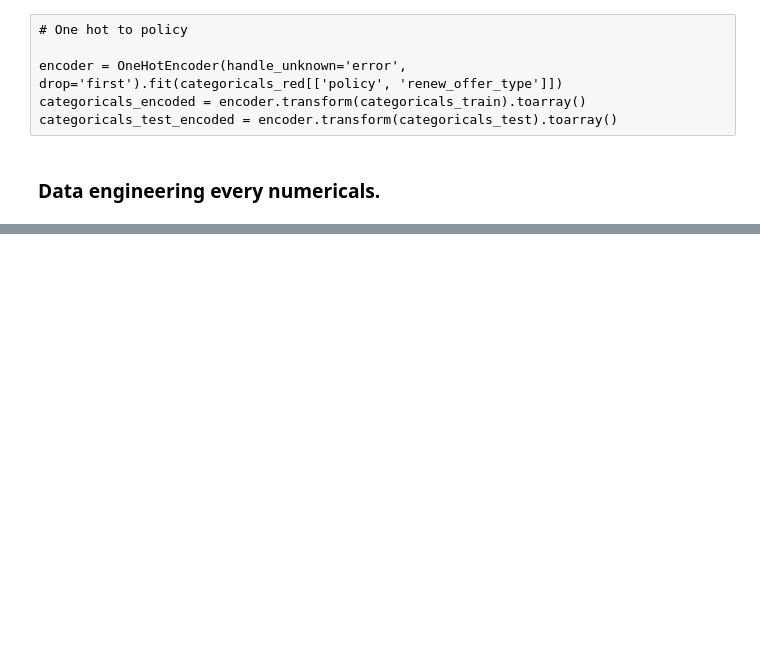
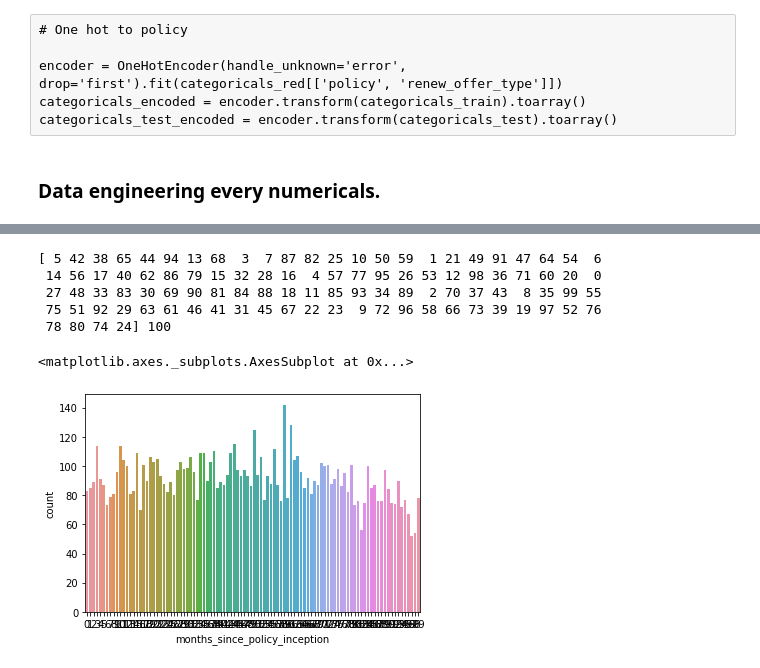
Before and after one commit to CommanderPoe/lab-data_cleaning, a Jupyter notebook: data_cleaning.ipynb, the cells around one changed output, grey strips where cells are left out. Cells and saved outputs as stored; diff of their text form; code cells hidden in the pictures; blank space fills up the shorter version.

```diff
--- a/data_cleaning.ipynb
+++ b/data_cleaning.ipynb
@@ -463,0 +797,11 @@ continous_df.columns
+# %%
+print(numericals['months_since_policy_inception'].unique(), len(numericals['months_since_policy_inception'].unique()))
+sns.countplot(x= 'months_since_policy_inception', data= numericals)
+# %% [output]
+[ 5 42 38 65 44 94 13 68  3  7 87 82 25 10 50 59  1 21 49 91 47 64 54  6
+ 14 56 17 40 62 86 79 15 32 28 16  4 57 77 95 26 53 12 98 36 71 60 20  0
+ 27 48 33 83 30 69 90 81 84 88 18 11 85 93 34 89  2 70 37 43  8 35 99 55
+ 75 51 92 29 63 61 46 41 31 45 67 22 23  9 72 96 58 66 73 39 19 97 52 76
+ 78 80 74 24] 100
+<matplotlib.axes._subplots.AxesSubplot at 0x...>
+[figure, added]
```
Also changed, not shown: parts of 154 cells of this notebook.
